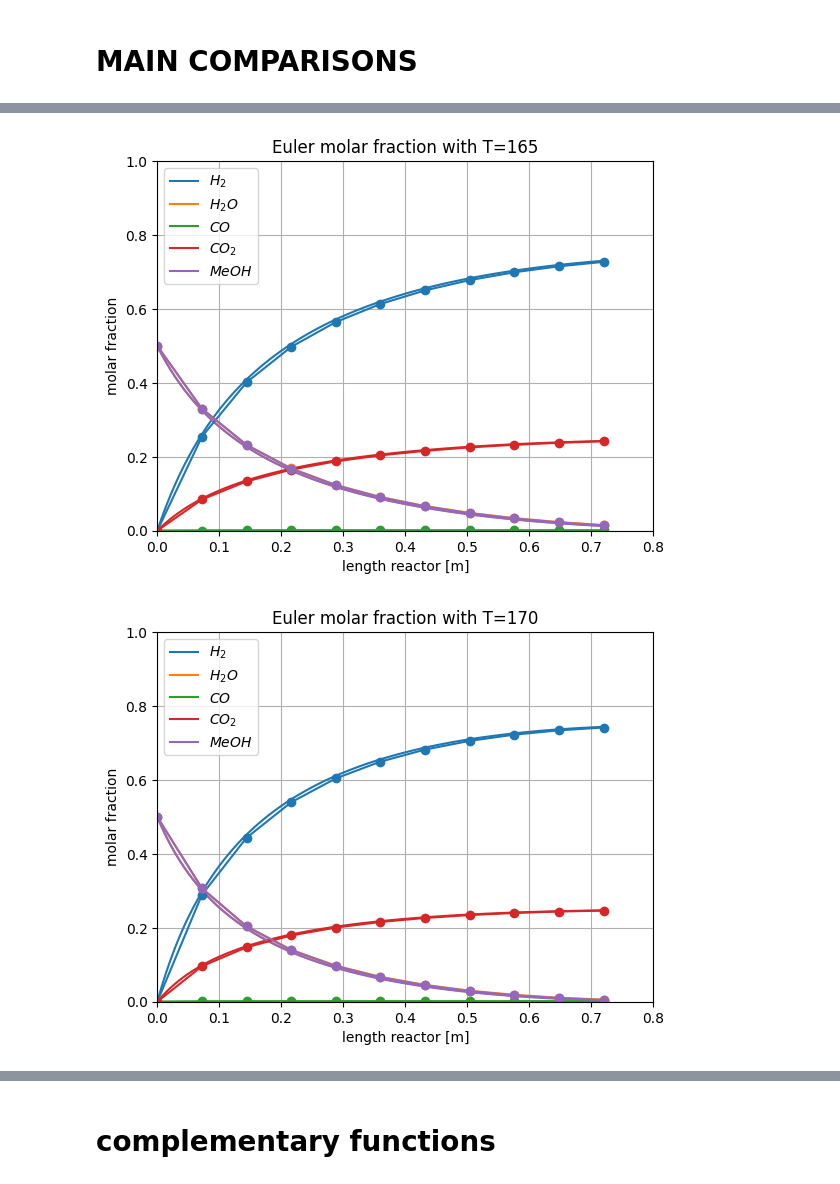
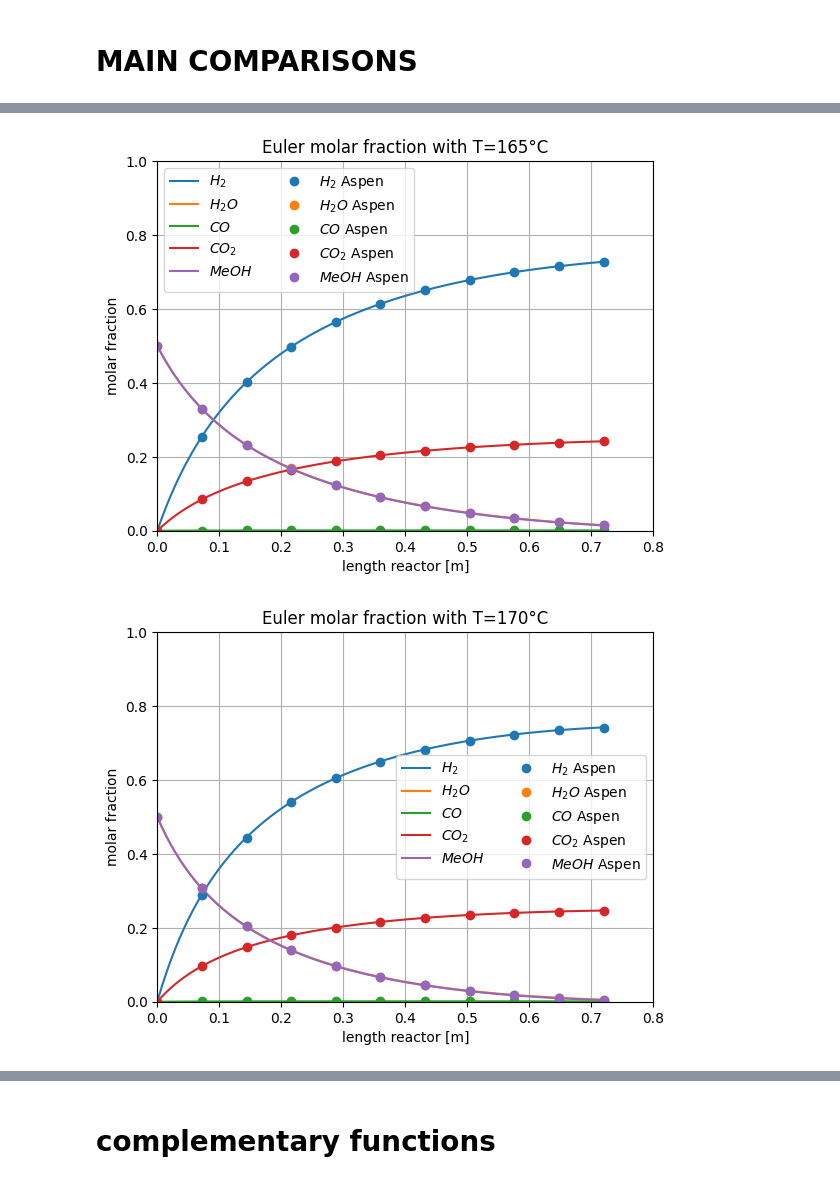
Before and after one commit to DanielGreiner/Masterarbeit, a Jupyter notebook: Model_reactor_1D_steady_state_isothermal.ipynb, the cells around one changed output, grey strips where cells are left out. Saved outputs shown, nothing was run; the diff lists cells and outputs as text; code cells hidden in the pictures.

Commit message:
changed mass catalyst calculation to separate reactor model from aspen comparison

```diff
--- a/Model_reactor_1D_steady_state_isothermal.ipynb
+++ b/Model_reactor_1D_steady_state_isothermal.ipynb
@@ -336,10 +336,10 @@ VFlow = n_Flow_total*R*T/(p_in * np.power(10, 5, dtype = float))              #
 
 # calculates a concentration array using euler's method, with the length Vspan for plotting
 
-pEul = EulFun(IC, T, p_in)
+pEul = EulFun(IC, T, p_in, m_cat_model_span, dm_cat_model)
 pEul [:, 5] = pEul [:, 5] / dens_cat / A_R
 
-pEulNoReverse = EulFunNoReverse(IC, T, p_in)
+pEulNoReverse = EulFunNoReverse(IC, T, p_in, m_cat_model_span, dm_cat_model)
 pEulNoReverse [:, 5] = pEulNoReverse [:, 5] / dens_cat / A_R
 # %%
 '''
@@ -490,24 +490,35 @@ for i in range(AspenPoints):
 '''
 contains main function to call all other relevant functions and set temperature and reaction index
 '''
+L_R_Aspen = 0.720
+d_R_Aspen = 0.133
+r_R_Aspen = d_R_Aspen/2
+A_R_Aspen = np.pi*np.power(r_R, 2, dtype=float)
+V_R_Aspen = A_R_Aspen*L_R_Aspen
+m_cat_Aspen = 7.95
+m_cat_0_Aspen = 0
+dm_cat_Aspen = (m_cat_Aspen-m_cat_0_Aspen)/steps
+m_cat_span_Aspen = np.arange(m_cat_0_Aspen, m_cat_Aspen + dm_cat_Aspen, dm_cat_Aspen)
+dens_cat_Aspen = m_cat_Aspen/V_R_Aspen
 
 T_min = AspenStartingTemp + 273                                                    # minimum temperature boundary [K]
 T_max = AspenEndTemp + 273                                                    # maximum temperature boundary [K]
 T_stepsize = diff                                                            # temperature change per loop iteration [K]
 temperature_arr = np.arange(0, AspenPoints)*T_stepsize + T_min               # sets temperature array to be examined
-pEulTemps = np.zeros([AspenPoints, len(m_cat_span), len(IC)])
+pEulTemps = np.zeros([AspenPoints, len(m_cat_span_Aspen), len(IC)])
 
 for i in range (AspenPoints):
   T = temperature_arr [i]                                                 # reactor temperature [K]
   VFlow = n_Flow_total*R*T/(p_in * np.power(10, 5, dtype = float))        # volumetric flowrate [m^3 h^-1]
-  pEulTemps [i, :, :] = EulFun(IC, T, p_in)
-  pEulTemps [i, :, 5] = pEulTemps [i, :, 5] / dens_cat / A_R
+  pEulTemps [i, :, :] = EulFun(IC, T, p_in, m_cat_span_Aspen, dm_cat_Aspen)
+  pEulTemps [i, :, 5] = pEulTemps [i, :, 5] / dens_cat_Aspen / A_R_Aspen
 
   for l in range(steps+1):
     n_ges = np.sum(pEulTemps[i, l, :-1]) * R * T / VFlow / 100
     for j in range(5):
       pEulTemps[i, l, j] = pEulTemps[i, l, j] * R * T / VFlow / 100
       pEulTemps[i, l, j] = pEulTemps[i, l, j]/n_ges
+
 # print (pEulTemps)
 # print (temperature_arr)
 # %%
@@ -521,19 +532,19 @@ for i in range (AspenPoints):
   plt.plot(pEulTemps[i, :, 5], pEulTemps[i, :, 2], label='$CO$', color = 'tab:green')
   plt.plot(pEulTemps[i, :, 5], pEulTemps[i, :, 3], label='$CO_2$', color = 'tab:red')
   plt.plot(pEulTemps[i, :, 5], pEulTemps[i, :, 4], label='$MeOH$', color = 'tab:purple')
-  # plt.plot(AspenResults[i, :, 5], AspenResults[i, :, 0], label='$H_2$ Aspen', marker='o', linestyle='None', color = 'tab:blue')
-  # plt.plot(AspenResults[i, :, 5], AspenResults[i, :, 1], label='$H_2O$ Aspen', marker='o', linestyle='None', color = 'tab:orange')
-  # plt.plot(AspenResults[i, :, 5], AspenResults[i, :, 2], label='$CO$ Aspen', marker='o', linestyle='None', color = 'tab:green')
-  # plt.plot(AspenResults[i, :, 5], AspenResults[i, :, 3], label='$CO_2$ Aspen', marker='o', linestyle='None', color = 'tab:red')
-  # plt.plot(AspenResults[i, :, 5], AspenResults[i, :, 4], label='$MeOH$ Aspen', marker='o', linestyle='None', color = 'tab:purple')
-  plt.plot(AspenResults[i, :, 5], AspenResults[i, :, 0], marker='o', color = 'tab:blue')
-  plt.plot(AspenResults[i, :, 5], AspenResults[i, :, 1], marker='o', color = 'tab:orange')
-  plt.plot(AspenResults[i, :, 5], AspenResults[i, :, 2], marker='o', color = 'tab:green')
-  plt.plot(AspenResults[i, :, 5], AspenResults[i, :, 3], marker='o', color = 'tab:red')
-  plt.plot(AspenResults[i, :, 5], AspenResults[i, :, 4], marker='o', color = 'tab:purple')
-  plt.title('Euler molar fraction with T=%i' %t)
+  plt.plot(AspenResults[i, :, 5], AspenResults[i, :, 0], label='$H_2$ Aspen', marker='o', linestyle='None')
+  plt.plot(AspenResults[i, :, 5], AspenResults[i, :, 1], label='$H_2O$ Aspen', marker='o', linestyle='None')
+  plt.plot(AspenResults[i, :, 5], AspenResults[i, :, 2], label='$CO$ Aspen', marker='o', linestyle='None')
+  plt.plot(AspenResults[i, :, 5], AspenResults[i, :, 3], label='$CO_2$ Aspen', marker='o', linestyle='None')
+  plt.plot(AspenResults[i, :, 5], AspenResults[i, :, 4], label='$MeOH$ Aspen', marker='o', linestyle='None')
+  # plt.plot(AspenResults[i, :, 5], AspenResults[i, :, 0], marker='o', color = 'tab:blue')
+  # plt.plot(AspenResults[i, :, 5], AspenResults[i, :, 1], marker='o', color = 'tab:orange')
+  # plt.plot(AspenResults[i, :, 5], AspenResults[i, :, 2], marker='o', color = 'tab:green')
+  # plt.plot(AspenResults[i, :, 5], AspenResults[i, :, 3], marker='o', color = 'tab:red')
+  # plt.plot(AspenResults[i, :, 5], AspenResults[i, :, 4], marker='o', color = 'tab:purple')
+  plt.title('Euler molar fraction with T=%i' %t + '°C')
   plt.axis((0, 0.800, 0, 1))
-  plt.legend(loc='best')
+  plt.legend(loc='best', ncol=2)
   plt.grid()
   plt.xlabel("length reactor [m]")
   plt.ylabel ("molar fraction")
@@ -546,5 +557,5 @@ for i in range (AspenPoints):
-[figure, old version]
+[figure, new version]
-[figure, old version]
+[figure, new version]
 # %%
 # @title Temp comparison plots
 for i in range (AspenPoints):
```
Also changed, not shown: parts of 10 cells of this notebook.
